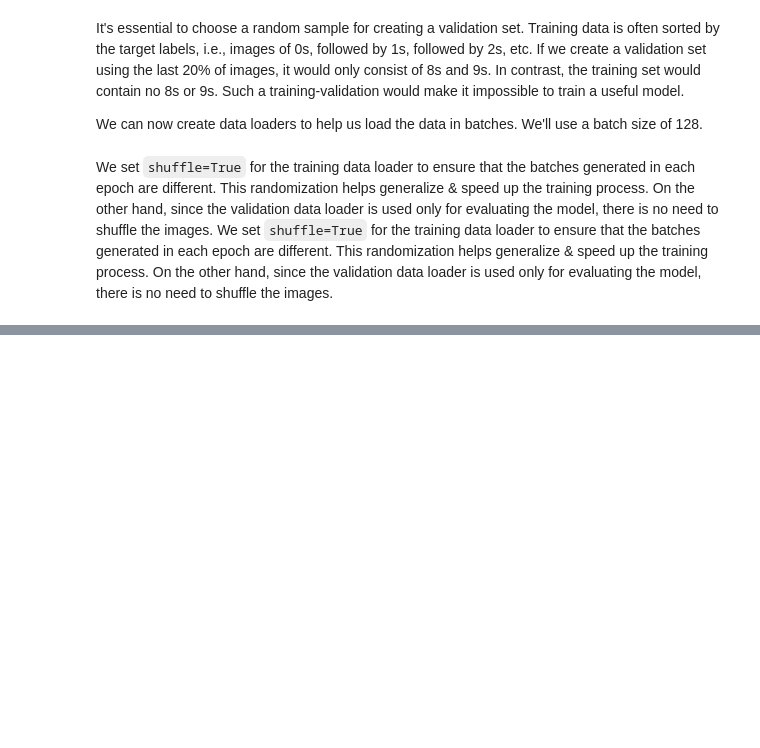
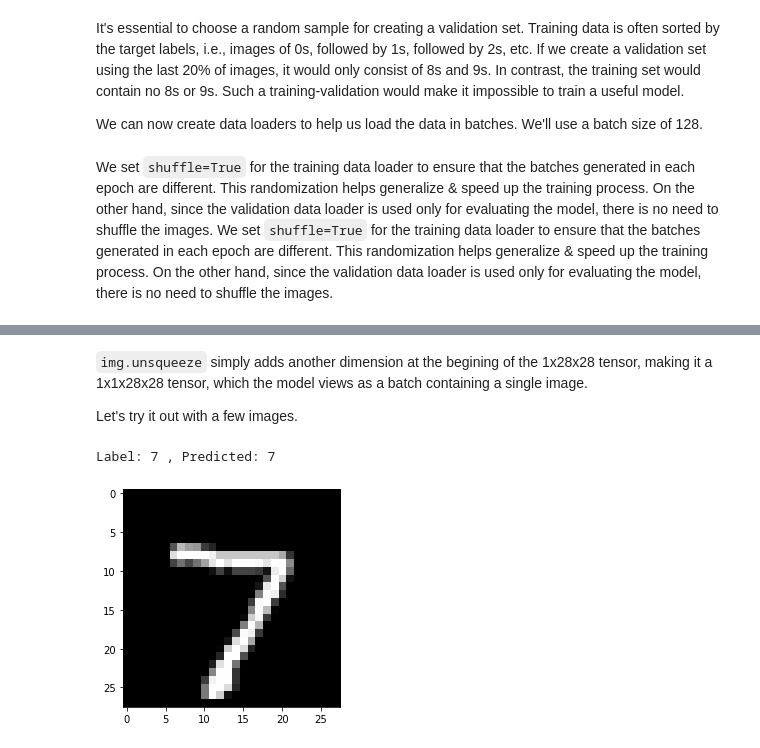
Before and after one commit to AnirbanSaha-Aiub/Python, a Jupyter notebook: Deep Learning with PyTorch/Logistic-regression.ipynb, the cells around one changed output, grey strips where cells are left out. Cells and saved outputs as stored; diff of their text form; code cells hidden in the pictures; blank space fills up the shorter version.

```diff
--- a/Deep Learning with PyTorch/Logistic-regression.ipynb
+++ b/Deep Learning with PyTorch/Logistic-regression.ipynb
@@ -161,0 +477,4 @@ jovian.commit(project='Logistic-regression')
+# %%
+# Loss for current batch of data
+loss = loss_fn(outputs, labels)
+print(loss)
@@ -161,0 +685,17 @@ jovian.commit(project='Logistic-regression')
+# %%
+def predict_image(img, model):
+    xb = img.unsqueeze(0)
+    yb = model(xb)
+    _, preds = torch.max(yb, dim=1)
+    return preds[0].item()
+# %% [markdown]
+`img.unsqueeze` simply adds another dimension at the begining of the 1x28x28 tensor, making it a 1x1x28x28 tensor, which the model views as a batch containing a single image.
+
+Let's try it out with a few images.
+# %%
+img, label = test_dataset[0]
+plt.imshow(img[0], cmap='gray')
+print('Label:', label, ', Predicted:', predict_image(img, model))
+# %% [output]
+Label: 7 , Predicted: 7
+[figure, added]
```
Also changed, not shown: parts of 92 cells of this notebook.
